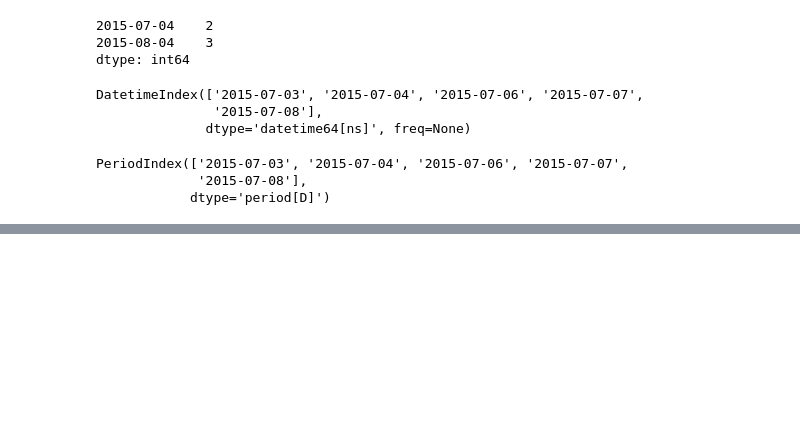
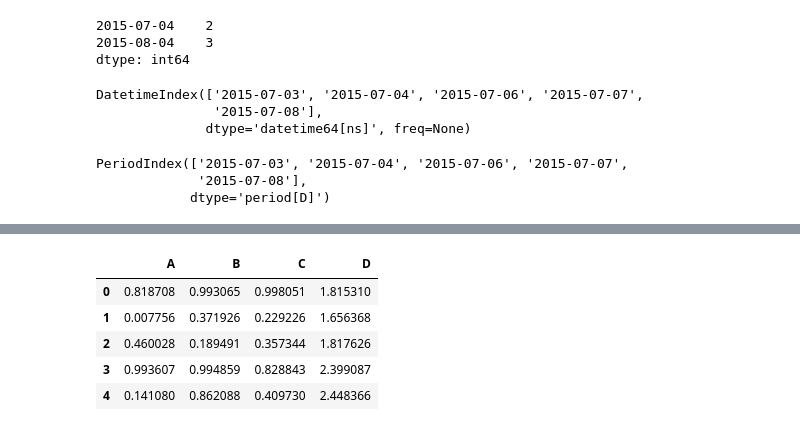
Before and after one commit to ensofter/python_for_difficult_tasks, a Jupyter notebook: Part 3 - Data Manipulation with Pandas.ipynb, the cells around one changed output, grey strips where cells are left out. Cells and saved outputs as stored; diff of their text form; code cells hidden in the pictures; blank space fills up the shorter version.

```diff
--- a/Part 3 - Data Manipulation with Pandas.ipynb
+++ b/Part 3 - Data Manipulation with Pandas.ipynb
@@ -2197,0 +2226,6 @@ by_time.loc['Weekend'].plot(ax=ax[1], title='Weekends',
+# %%
+import pandas as pd
+nrows, ncols = 100000, 100
+rng = np.random.RandomState(42)
+df1, df2, df3, df4 = (pd.DataFrame(rng.rand(nrows, ncols)) for i in range(4))
+%timeit df1 + df2 + df3 + df4
@@ -2197,0 +2285,3 @@ by_time.loc['Weekend'].plot(ax=ax[1], title='Weekends',
+# %%
+df = pd.DataFrame(rng.rand(1000, 3), columns=list('ABC'))
+df.head()
@@ -2197,0 +2317,10 @@ by_time.loc['Weekend'].plot(ax=ax[1], title='Weekends',
+# %%
+df.eval('D = (A + B) / C', inplace=True)
+df.head()
+# %% [output]
+|  | A | B | C | D |
+| 0 | 0.818708 | 0.993065 | 0.998051 | 1.815310 |
+| 1 | 0.007756 | 0.371926 | 0.229226 | 1.656368 |
+| 2 | 0.460028 | 0.189491 | 0.357344 | 1.817626 |
+| 3 | 0.993607 | 0.994859 | 0.828843 | 2.399087 |
+| 4 | 0.141080 | 0.862088 | 0.409730 | 2.448366 |
```
Also changed, not shown: parts of 102 cells of this notebook.
